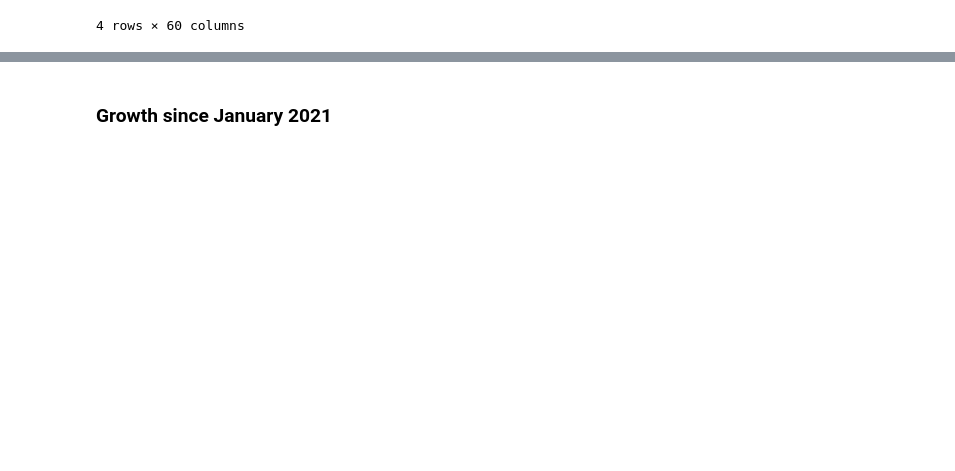
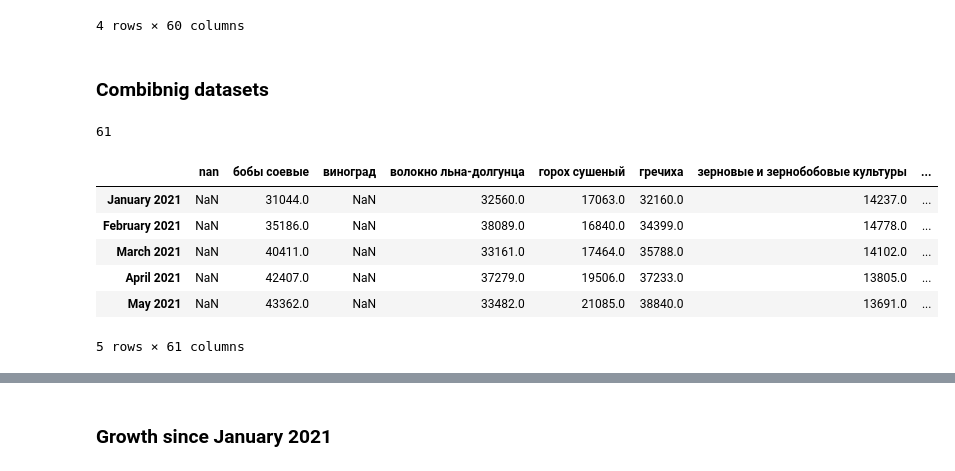
Before and after one commit to achasovsky/economy-rus-dash, a Jupyter notebook: notebooks/CP-producers.ipynb, the cells around one changed output, grey strips where cells are left out. Cells and saved outputs as stored; diff of their text form; code cells hidden in the pictures; blank space fills up the shorter version.

```diff
--- a/notebooks/CP-producers.ipynb
+++ b/notebooks/CP-producers.ipynb
@@ -482,3 +482,5 @@ pci_producers2024
 | March 2024 | 10888.2 | 10601.8 | 10338.8 | 21029.6 | 10280.2 | ... |
 | April 2024 | 10712.6 | 10487.6 | 10424.4 | 17643.8 | 10400.7 | ... |
 4 rows × 60 columns
+# %% [markdown]
+### Combibnig datasets
@@ -484,0 +492,14 @@ pci_producers2024
+# %%
+len(cp_producers.T)
+# %% [output]
+61
+# %%
+cp_producers.head()
+# %% [output]
+|  | nan | бобы соевые | виноград | волокно льна-долгунца | горох сушеный | гречиха | зерновые и зернобобовые культуры | ... |
+| January 2021 | NaN | 31044.0 | NaN | 32560.0 | 17063.0 | 32160.0 | 14237.0 | ... |
+| February 2021 | NaN | 35186.0 | NaN | 38089.0 | 16840.0 | 34399.0 | 14778.0 | ... |
+| March 2021 | NaN | 40411.0 | NaN | 33161.0 | 17464.0 | 35788.0 | 14102.0 | ... |
+| April 2021 | NaN | 42407.0 | NaN | 37279.0 | 19506.0 | 37233.0 | 13805.0 | ... |
+| May 2021 | NaN | 43362.0 | NaN | 33482.0 | 21085.0 | 38840.0 | 13691.0 | ... |
+5 rows × 61 columns
```
Also changed, not shown: parts of 5 cells of this notebook, 2 other files.
